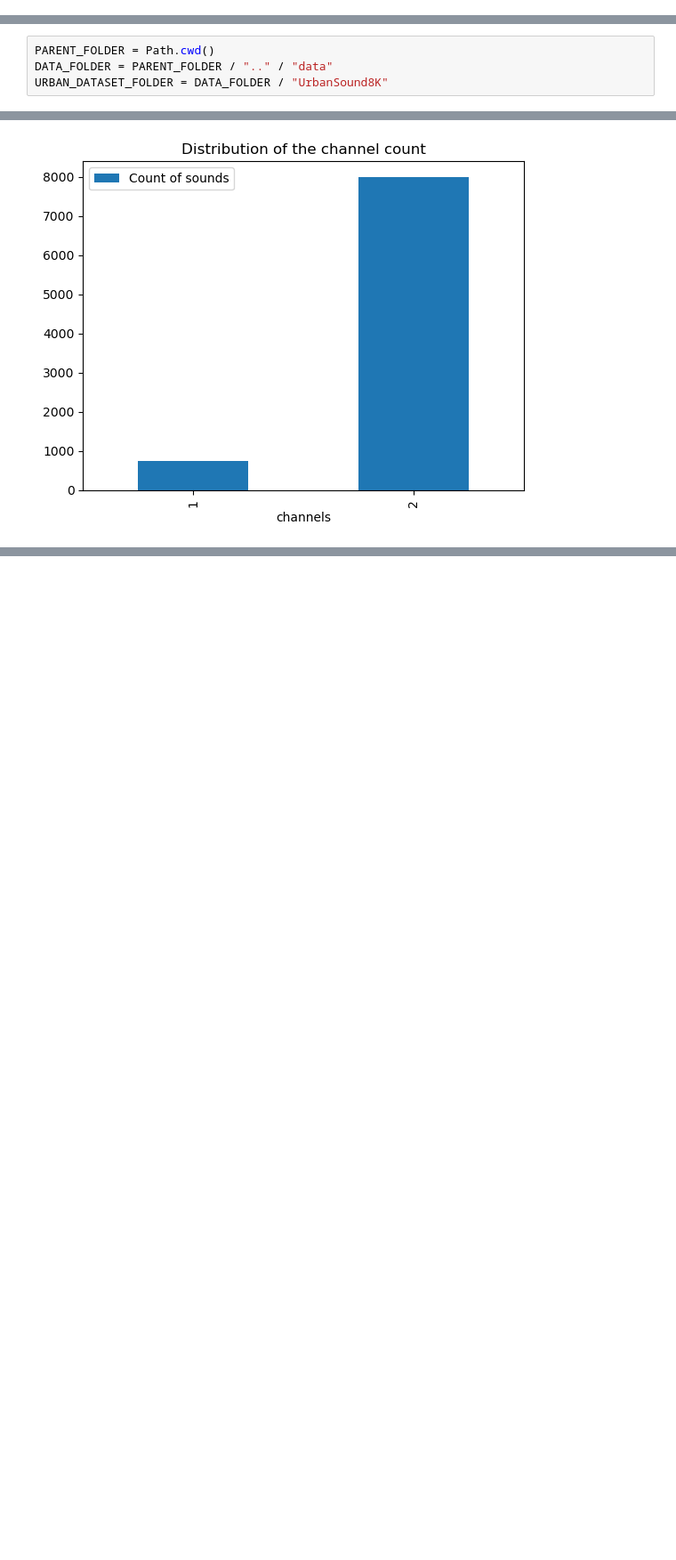
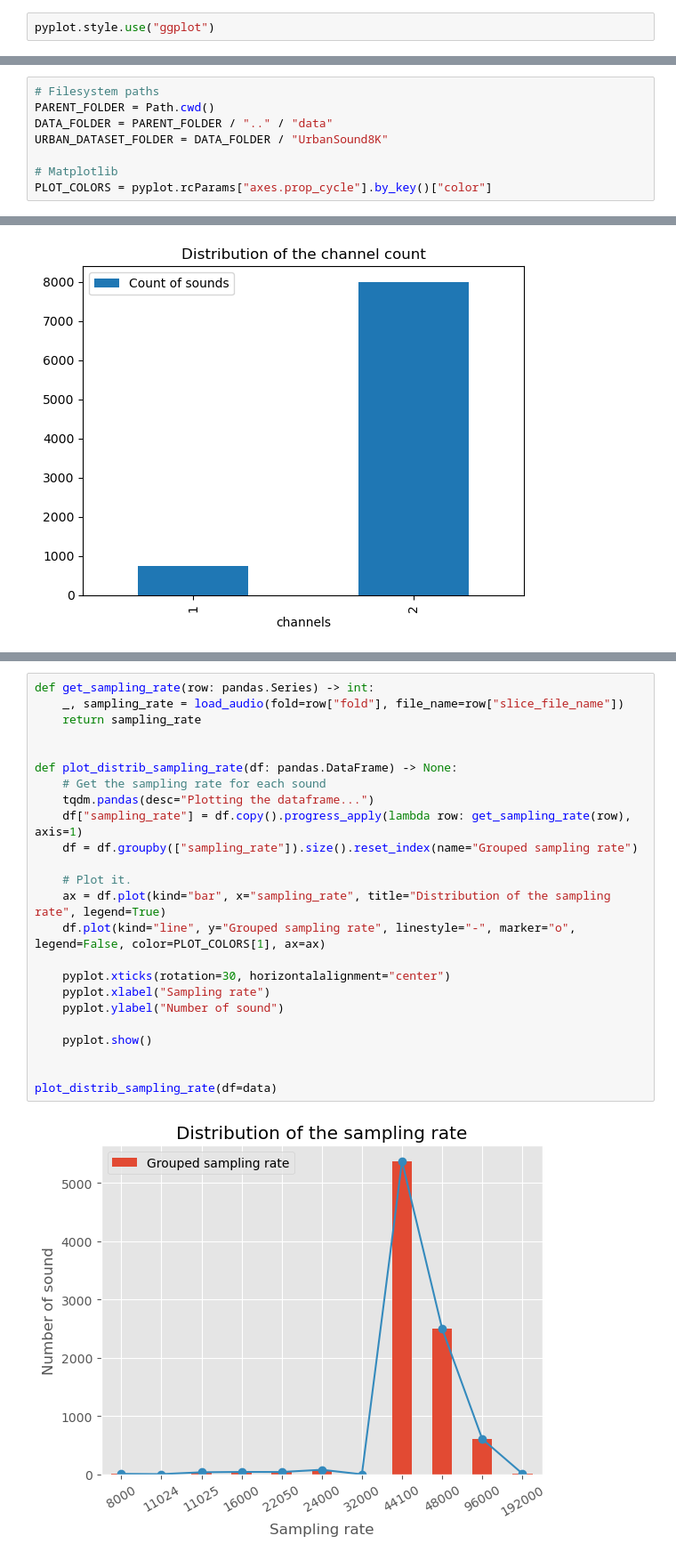
Before and after one commit to EmpireDemocratiqueDuPoulpe/Cours-IA, a Jupyter notebook: 5DEEP/Project/notebooks/main-notebook.ipynb, the cells around one changed output, grey strips where cells are left out. Shown at 89% size. Saved outputs shown, nothing was run; the diff lists cells and outputs as text; blank space fills up the shorter version.

Commit message:
Added the section "Distribution analysis: Sampling rate"

```diff
--- a/5DEEP/Project/notebooks/main-notebook.ipynb
+++ b/5DEEP/Project/notebooks/main-notebook.ipynb
@@ -44,10 +47,16 @@ from tqdm.notebook import tqdm
+# %%
+pyplot.style.use("ggplot")
 # %% [markdown]
 ## Constants
 We also define some constants used in this notebook. Be careful when you change these constants.
 # %%
+# Filesystem paths
 PARENT_FOLDER = Path.cwd()
 DATA_FOLDER = PARENT_FOLDER / ".." / "data"
 URBAN_DATASET_FOLDER = DATA_FOLDER / "UrbanSound8K"
+
+# Matplotlib
+PLOT_COLORS = pyplot.rcParams["axes.prop_cycle"].by_key()["color"]
 # %% [markdown]
 ## Utilities
 Some basic functions used in this notebook.
@@ -136,0 +149,26 @@ plot_distrib_channels(df=data)
+# %%
+def get_sampling_rate(row: pandas.Series) -> int:
+    _, sampling_rate = load_audio(fold=row["fold"], file_name=row["slice_file_name"])
+    return sampling_rate
+
+
+def plot_distrib_sampling_rate(df: pandas.DataFrame) -> None:
+    # Get the sampling rate for each sound
+    tqdm.pandas(desc="Plotting the dataframe...")
+    df["sampling_rate"] = df.copy().progress_apply(lambda row: get_sampling_rate(row), axis=1)
+    df = df.groupby(["sampling_rate"]).size().reset_index(name="Grouped sampling rate")
+
+    # Plot it.
+    ax = df.plot(kind="bar", x="sampling_rate", title="Distribution of the sampling rate", legend=True)
+    df.plot(kind="line", y="Grouped sampling rate", linestyle="-", marker="o", legend=False, color=PLOT_COLORS[1], ax=ax)
+
+    pyplot.xticks(rotation=30, horizontalalignment="center")
+    pyplot.xlabel("Sampling rate")
+    pyplot.ylabel("Number of sound")
+
+    pyplot.show()
+
+
+plot_distrib_sampling_rate(df=data)
+# %% [output]
+[figure, added]
```
Also changed, not shown: parts of 2 cells of this notebook.
